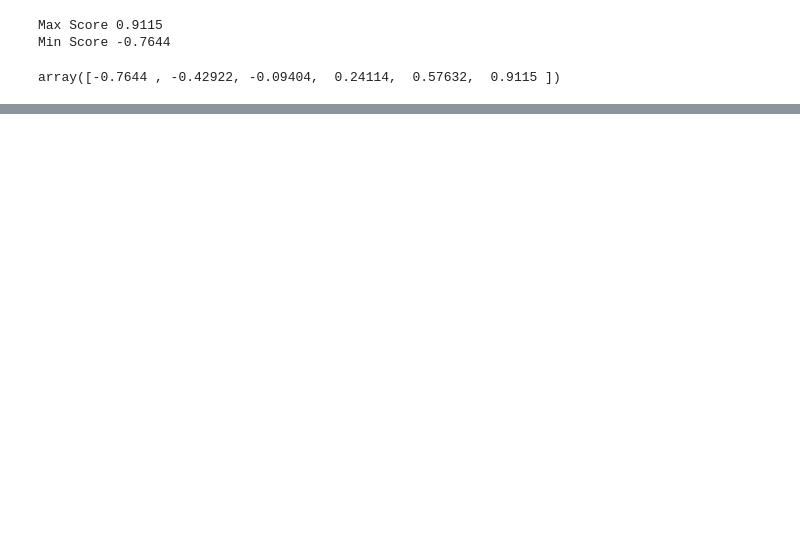
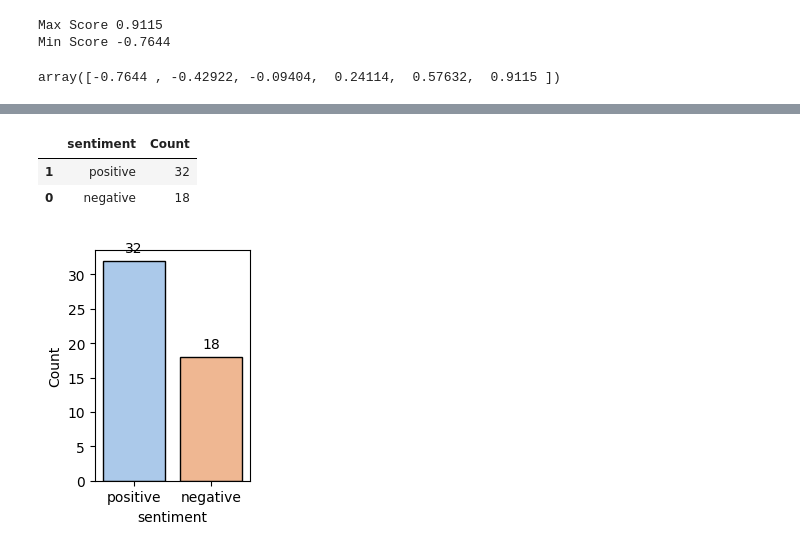
Before and after one commit to ShaguftaPathan/Python, a Jupyter notebook: Sentiment Analysis_Excel.ipynb, the cells around one changed output, grey strips where cells are left out. Saved outputs shown, nothing was run; the diff lists cells and outputs as text; code cells hidden in the pictures; blank space fills up the shorter version.

```diff
--- a/Sentiment Analysis_Excel.ipynb
+++ b/Sentiment Analysis_Excel.ipynb
@@ -83,0 +89,14 @@ df.sample(5)
+# %%
+sent2 = df.groupby(['sentiment']).size().reset_index(name='Count').sort_values(by='Count', ascending=False)
+sent2
+# %% [output]
+|  | sentiment | Count |
+| 1 | positive | 32 |
+| 0 | negative | 18 |
+# %%
+plt.figure(figsize=(2,3))
+ax = sns.barplot(data = sent2, x='sentiment', y='Count', palette='pastel', edgecolor ='black')
+for bars in ax.containers:
+    ax.bar_label(bars, padding= 4);
+# %% [output]
+[figure, added]
```
Also changed, not shown: parts of 7 cells of this notebook.
